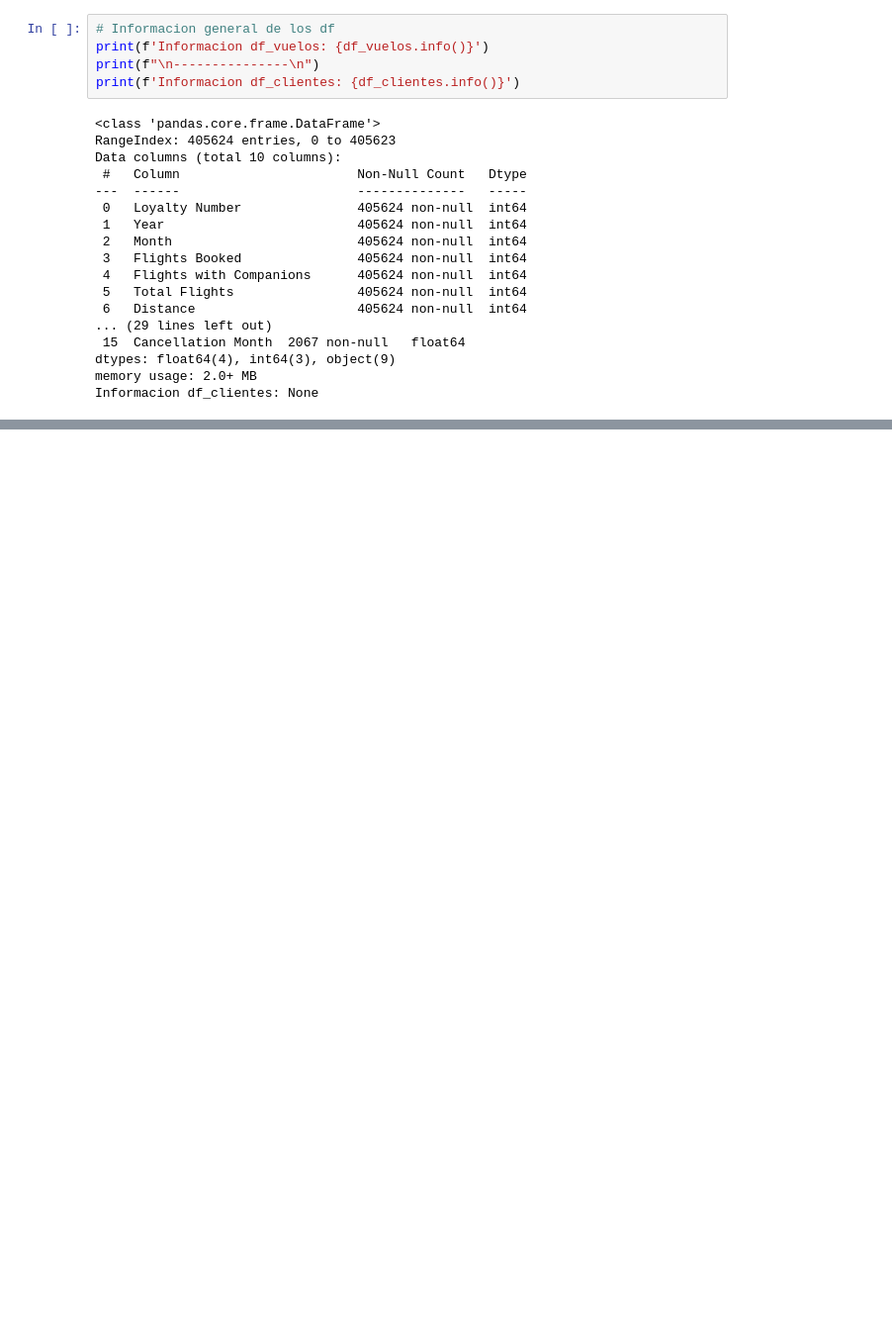
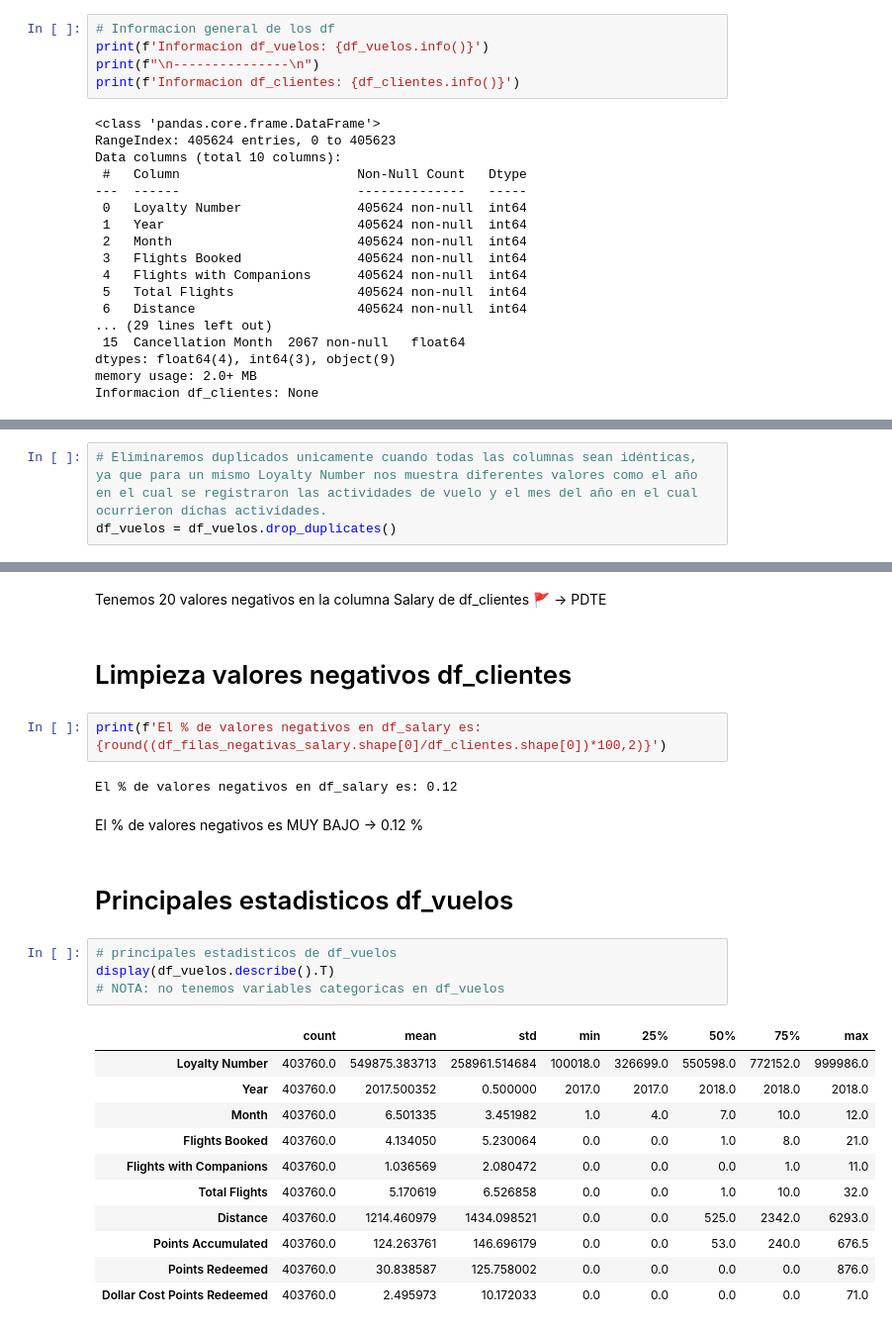
Before and after one commit to Adalab/bda-modulo-3-evaluacion-final-mpenacasares, a Jupyter notebook: notebooks/modulo-3-eval-mpcasares.ipynb, the cells around one changed output, grey strips where cells are left out. Shown at 99% size. Saved outputs shown, nothing was run; the diff lists cells and outputs as text; blank space fills up the shorter version.

```diff
--- a/notebooks/modulo-3-eval-mpcasares.ipynb
+++ b/notebooks/modulo-3-eval-mpcasares.ipynb
@@ -105,0 +226,3 @@ Informacion df_clientes: None
+# %%
+# Eliminaremos duplicados unicamente cuando todas las columnas sean idénticas, ya que para un mismo Loyalty Number nos muestra diferentes valores como el año en el cual se registraron las actividades de vuelo y el mes del año en el cual ocurrieron dichas actividades.
+df_vuelos = df_vuelos.drop_duplicates()
@@ -105,0 +319,28 @@ Informacion df_clientes: None
+# %% [markdown]
+Tenemos 20 valores negativos en la columna Salary de df_clientes 🚩 -> PDTE
+# %% [markdown]
+# Limpieza valores negativos df_clientes
+# %%
+print(f'El % de valores negativos en df_salary es: {round((df_filas_negativas_salary.shape[0]/df_clientes.shape[0])*100,2)}')
+# %% [output]
+El % de valores negativos en df_salary es: 0.12
+# %% [markdown]
+El % de valores negativos es MUY BAJO -> 0.12 %
+# %% [markdown]
+# Principales estadisticos df_vuelos
+# %%
+# principales estadisticos de df_vuelos
+display(df_vuelos.describe().T)
+# NOTA: no tenemos variables categoricas en df_vuelos
+# %% [output]
+|  | count | mean | std | min | 25% | 50% | 75% | max |
+| Loyalty Number | 403760.0 | 549875.383713 | 258961.514684 | 100018.0 | 326699.0 | 550598.0 | 772152.0 | 999986.0 |
+| Year | 403760.0 | 2017.500352 | 0.500000 | 2017.0 | 2017.0 | 2018.0 | 2018.0 | 2018.0 |
+| Month | 403760.0 | 6.501335 | 3.451982 | 1.0 | 4.0 | 7.0 | 10.0 | 12.0 |
+| Flights Booked | 403760.0 | 4.134050 | 5.230064 | 0.0 | 0.0 | 1.0 | 8.0 | 21.0 |
+| Flights with Companions | 403760.0 | 1.036569 | 2.080472 | 0.0 | 0.0 | 0.0 | 1.0 | 11.0 |
+| Total Flights | 403760.0 | 5.170619 | 6.526858 | 0.0 | 0.0 | 1.0 | 10.0 | 32.0 |
+| Distance | 403760.0 | 1214.460979 | 1434.098521 | 0.0 | 0.0 | 525.0 | 2342.0 | 6293.0 |
+| Points Accumulated | 403760.0 | 124.263761 | 146.696179 | 0.0 | 0.0 | 53.0 | 240.0 | 676.5 |
+| Points Redeemed | 403760.0 | 30.838587 | 125.758002 | 0.0 | 0.0 | 0.0 | 0.0 | 876.0 |
+| Dollar Cost Points Redeemed | 403760.0 | 2.495973 | 10.172033 | 0.0 | 0.0 | 0.0 | 0.0 | 71.0 |
```
Also changed, not shown: parts of 28 cells of this notebook.
